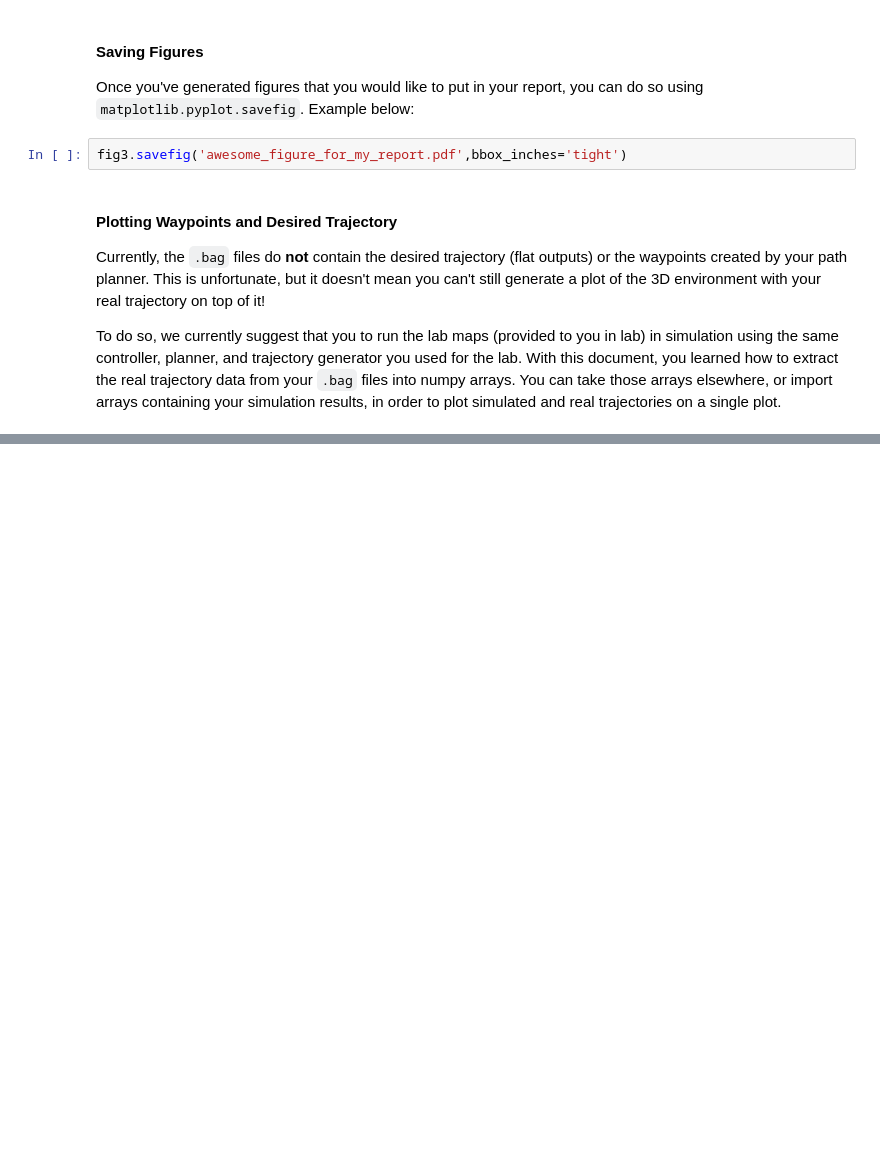
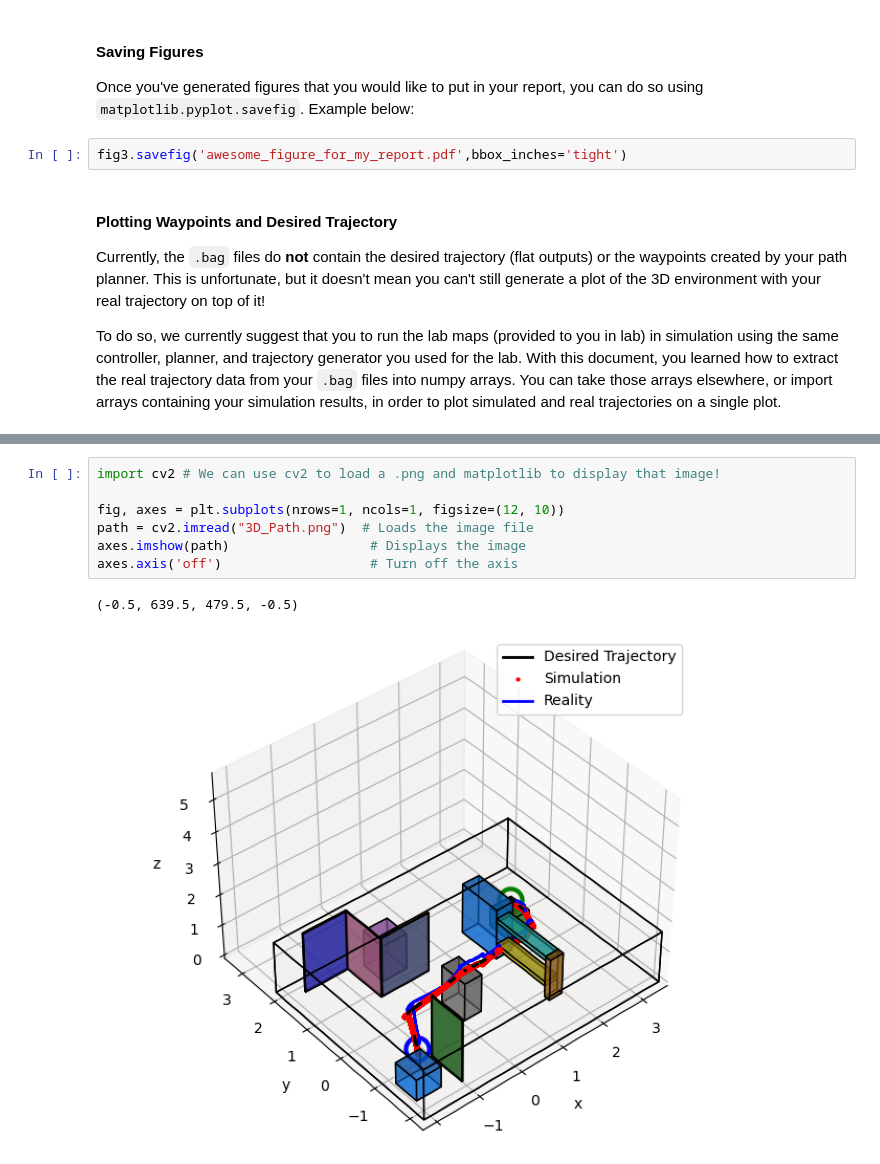
Before and after one commit to UPennMEAM620/crazyflie-plotting, a Jupyter notebook: bagpy_plotting.ipynb, the cells around one changed output, grey strips where cells are left out. Cells and saved outputs as stored; diff of their text form; blank space fills up the shorter version.

```diff
--- a/bagpy_plotting.ipynb
+++ b/bagpy_plotting.ipynb
@@ -199,0 +213,10 @@ To do so, we currently suggest that you to run the lab maps (provided to you in
+# %%
+import cv2 # We can use cv2 to load a .png and matplotlib to display that image!
+
+fig, axes = plt.subplots(nrows=1, ncols=1, figsize=(12, 10))
+path = cv2.imread("3D_Path.png")  # Loads the image file
+axes.imshow(path)                  # Displays the image
+axes.axis('off')                   # Turn off the axis
+# %% [output]
+(-0.5, 639.5, 479.5, -0.5)
+[figure, added]
```
Also changed, not shown: parts of 10 cells of this notebook.
